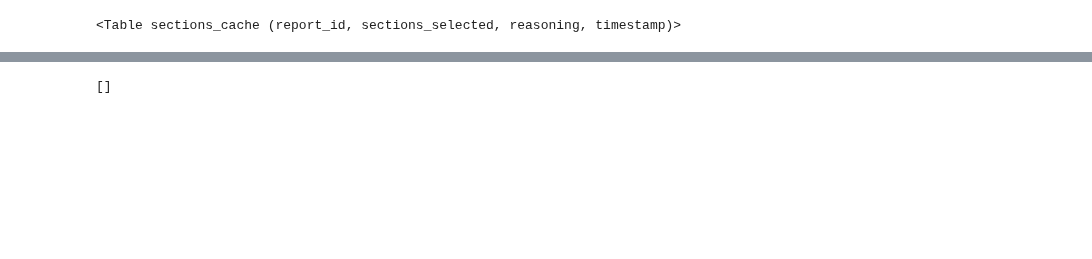
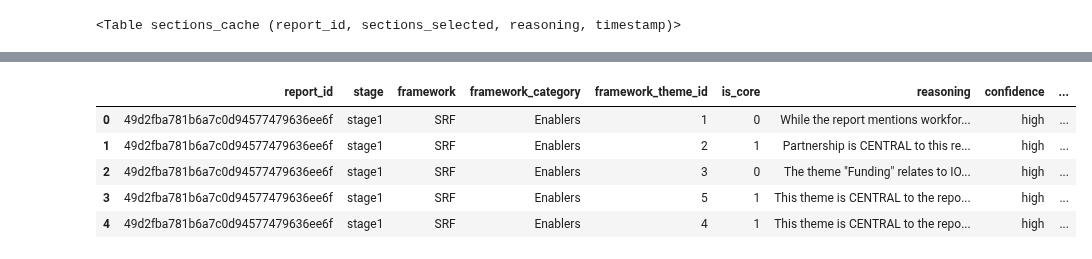
Before and after one commit to franckalbinet/evaluatr, a Jupyter notebook: nbs/tutorials/db_audit.ipynb, the cells around one changed output, grey strips where cells are left out. Drawn from its saved outputs; the diff is of its cells as text; code cells hidden in the pictures; blank space fills up the shorter version.

```diff
--- a/nbs/tutorials/db_audit.ipynb
+++ b/nbs/tutorials/db_audit.ipynb
@@ -36,0 +123,9 @@ def delete_themes():
+# %%
+df.head()
+# %% [output]
+|  | report_id | stage | framework | framework_category | framework_theme_id | is_core | reasoning | confidence | ... |
+| 0 | 49d2fba781b6a7c0d94577479636ee6f | stage1 | SRF | Enablers | 1 | 0 | While the report mentions workfor... | high | ... |
+| 1 | 49d2fba781b6a7c0d94577479636ee6f | stage1 | SRF | Enablers | 2 | 1 | Partnership is CENTRAL to this re... | high | ... |
+| 2 | 49d2fba781b6a7c0d94577479636ee6f | stage1 | SRF | Enablers | 3 | 0 | The theme "Funding" relates to IO... | high | ... |
+| 3 | 49d2fba781b6a7c0d94577479636ee6f | stage1 | SRF | Enablers | 5 | 1 | This theme is CENTRAL to the repo... | high | ... |
+| 4 | 49d2fba781b6a7c0d94577479636ee6f | stage1 | SRF | Enablers | 4 | 1 | This theme is CENTRAL to the repo... | high | ... |
@@ -37,4 +134,24 @@ def delete_themes():
 # %%
-themes()
+def show_tagged_themes(stage=None, framework=None):
+    """Display tagged themes from cache with optional filters"""
+    where_clauses = ["is_core = 1"]  # Only tagged (is_core=True)
+    where_args = []
+
+    if stage:
+        where_clauses.append("stage = ?")
+        where_args.append(str(stage))
+
+    if framework:
+        where_clauses.append("framework = ?")
+        where_args.append(str(framework))
+
+    results = themes(
+        where=" AND ".join(where_clauses),
+        where_args=tuple(where_args) if where_args else None
+    )
+
+    for r in results:
+        print(f"{r.stage} - {r.framework}/{r.framework_category}/{r.framework_theme_id}")
+        print(f"  Confidence: {r.confidence}")
+        print(f"  Reasoning: {r.reasoning[:100]}...")
+        print()
-# %% [output]
-[]
```
Also changed, not shown: parts of 14 cells of this notebook, 3 other files.
